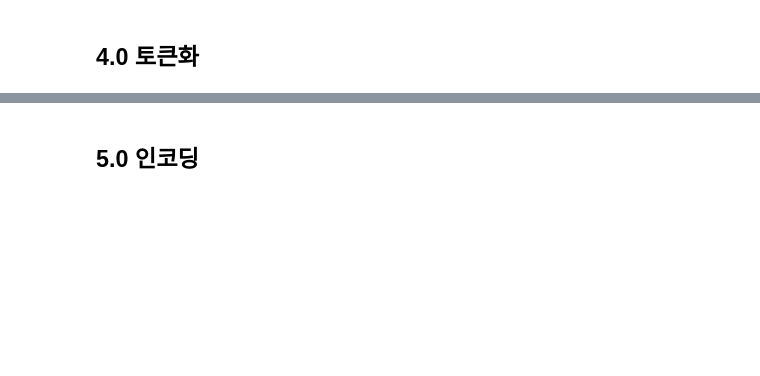
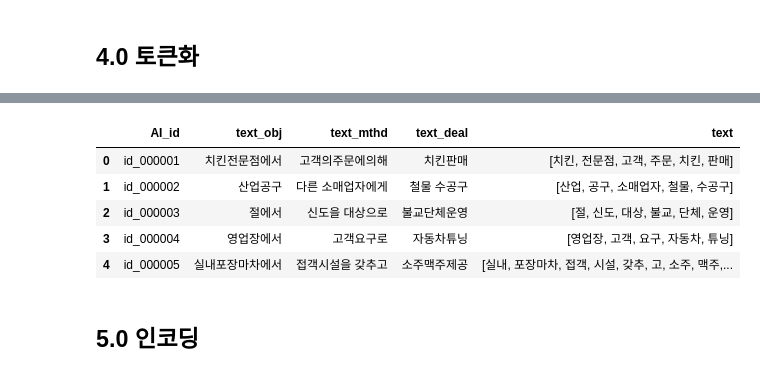
Before and after one commit to huitaek/contest-kostat-ai, a Jupyter notebook: preprocessing.ipynb, the cells around one changed output, grey strips where cells are left out. Cells and saved outputs as stored; diff of their text form; code cells hidden in the pictures; blank space fills up the shorter version.

```diff
--- a/preprocessing.ipynb
+++ b/preprocessing.ipynb
@@ -155,0 +185,5 @@ plt.show()
+# %%
+print('Test 데이터 결측치 제거 전:', len(test))
+test.drop(columns=['digit_1', 'digit_2', 'digit_3'], inplace=True)
+test.dropna(inplace=True)
+print('Test 데이터 결측치 제거 후:', len(test))
@@ -157,0 +305,23 @@ plt.show()
+# %%
+# test 데이터 토크나이징
+
+mecab_test_text_obj = []
+mecab_test_text_mthd = []
+mecab_test_text_deal = []
+
+mecab = Mecab()
+
+for sentence in tqdm(test['text_obj']): # 진행상황 Progress Bar를 위한 tqdm library
+    tokenized_sentence = mecab.morphs(sentence) # 토큰화
+    stopwords_removed_sentence = [word for word in tokenized_sentence if not word in list(stopwords)] # 불용어 제거
+    mecab_test_text_obj.append(stopwords_removed_sentence)
+
+for sentence in tqdm(test['text_mthd']): # 진행상황 Progress Bar를 위한 tqdm library
+    tokenized_sentence = mecab.morphs(sentence) # 토큰화
+    stopwords_removed_sentence = [word for word in tokenized_sentence if not word in list(stopwords)] # 불용어 제거
+    mecab_test_text_mthd.append(stopwords_removed_sentence)
+
+for sentence in tqdm(test['text_deal']): # 진행상황 Progress Bar를 위한 tqdm library
+    tokenized_sentence = mecab.morphs(sentence) # 토큰화
+    stopwords_removed_sentence = [word for word in tokenized_sentence if not word in list(stopwords)] # 불용어 제거
+    mecab_test_text_deal.append(stopwords_removed_sentence)
@@ -157,0 +332,4 @@ plt.show()
+# %%
+test['text'] = mecab_test_text_obj
+test['text'] = test['text'] + mecab_test_text_mthd
+test['text'] = test['text'] + mecab_test_text_deal
@@ -157,0 +345,9 @@ plt.show()
+# %%
+test.head()
+# %% [output]
+|  | AI_id | text_obj | text_mthd | text_deal | text |
+| 0 | id_000001 | 치킨전문점에서 | 고객의주문에의해 | 치킨판매 | [치킨, 전문점, 고객, 주문, 치킨, 판매] |
+| 1 | id_000002 | 산업공구 | 다른 소매업자에게 | 철물 수공구 | [산업, 공구, 소매업자, 철물, 수공구] |
+| 2 | id_000003 | 절에서 | 신도을 대상으로 | 불교단체운영 | [절, 신도, 대상, 불교, 단체, 운영] |
+| 3 | id_000004 | 영업장에서 | 고객요구로 | 자동차튜닝 | [영업장, 고객, 요구, 자동차, 튜닝] |
+| 4 | id_000005 | 실내포장마차에서 | 접객시설을 갖추고 | 소주맥주제공 | [실내, 포장마차, 접객, 시설, 갖추, 고, 소주, 맥주,... |
```
Also changed, not shown: parts of 31 cells of this notebook, 14 other files.
